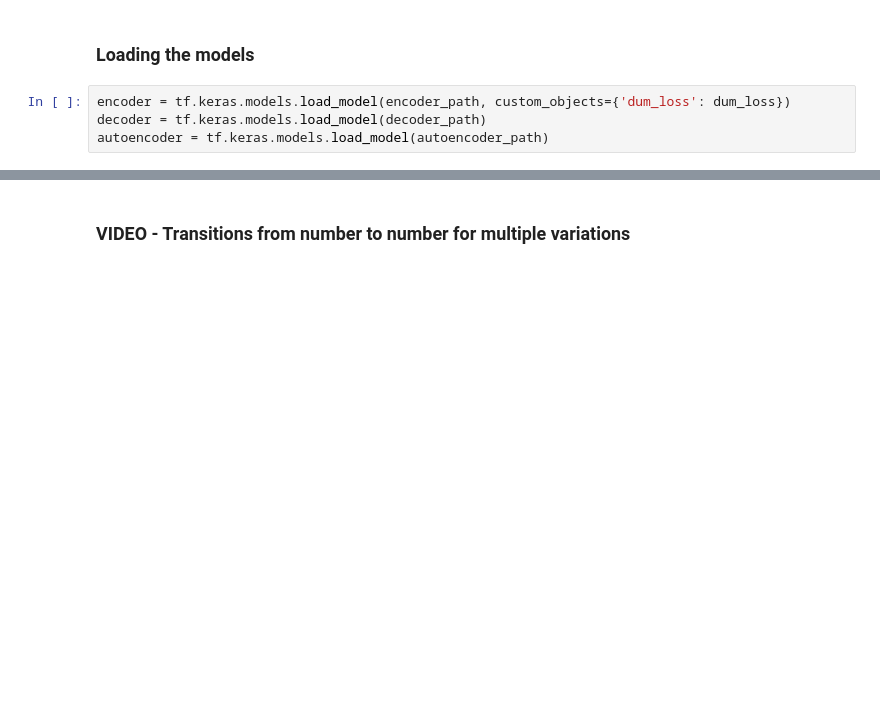
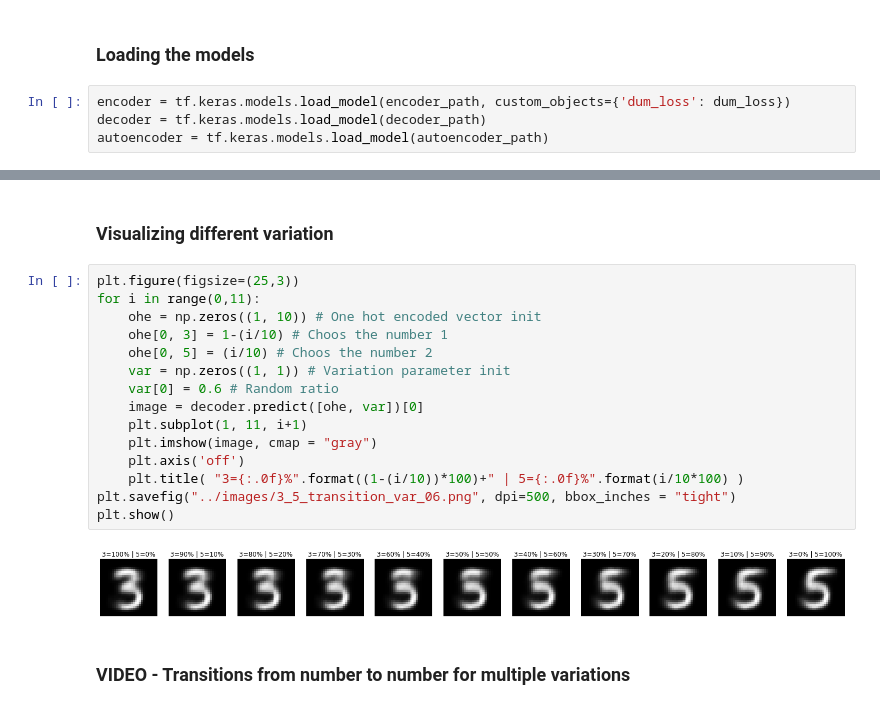
Before and after one commit to Kem975/CS512_Autoencoders, a Jupyter notebook: src/notebook.ipynb, the cells around one changed output, grey strips where cells are left out. Cells and saved outputs as stored; diff of their text form; blank space fills up the shorter version.

```diff
--- a/src/notebook.ipynb
+++ b/src/notebook.ipynb
@@ -233,3 +251,22 @@ autoencoder = tf.keras.models.load_model(autoencoder_path)
+# %% [markdown]
+### Visualizing different variation
+# %%
+plt.figure(figsize=(25,3))
+for i in range(0,11):
+    ohe = np.zeros((1, 10)) # One hot encoded vector init
+    ohe[0, 3] = 1-(i/10) # Choos the number 1
+    ohe[0, 5] = (i/10) # Choos the number 2
+    var = np.zeros((1, 1)) # Variation parameter init
+    var[0] = 0.6 # Random ratio
+    image = decoder.predict([ohe, var])[0]
+    plt.subplot(1, 11, i+1)
+    plt.imshow(image, cmap = "gray")
+    plt.axis('off')
+    plt.title( "3={:.0f}%".format((1-(i/10))*100)+" | 5={:.0f}%".format(i/10*100) )
+plt.savefig("../images/3_5_transition_var_06.png", dpi=500, bbox_inches = "tight")
+plt.show()
+# %% [output]
+[figure, added]
 # %% [markdown]
 ### VIDEO - Transitions from number to number for multiple variations
 # %%
```
Also changed, not shown: parts of 5 cells of this notebook.
